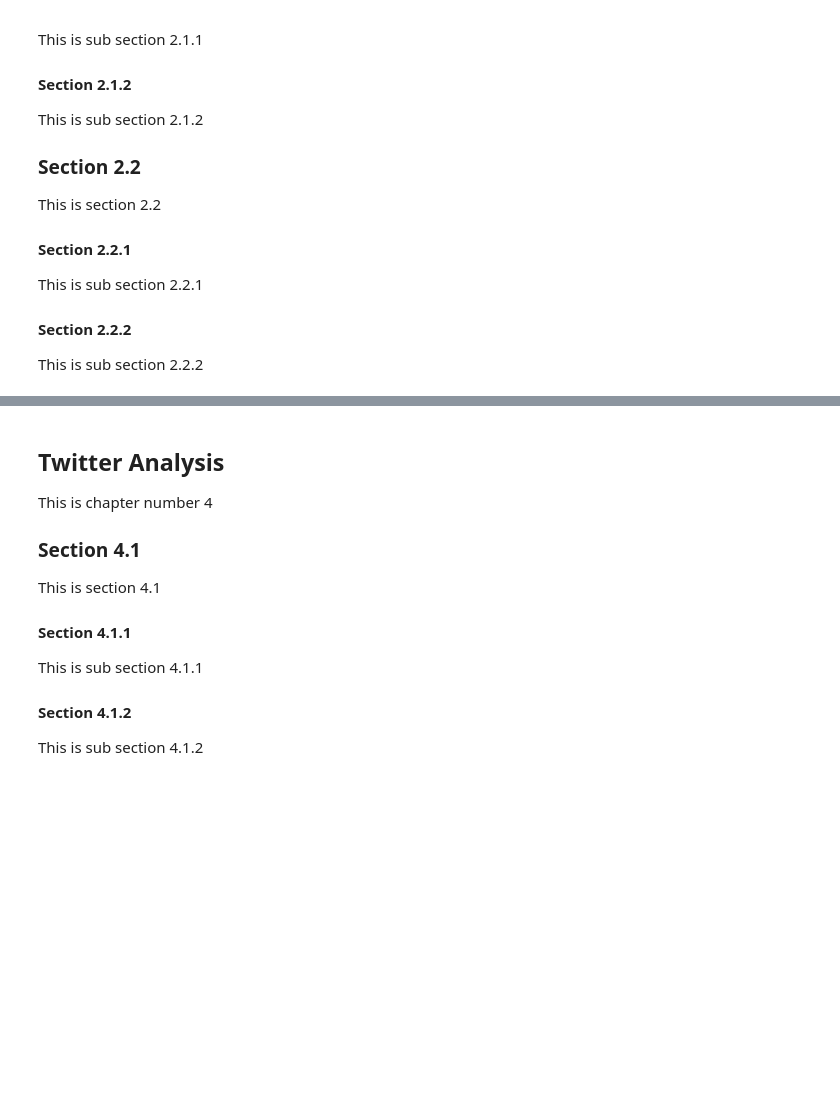
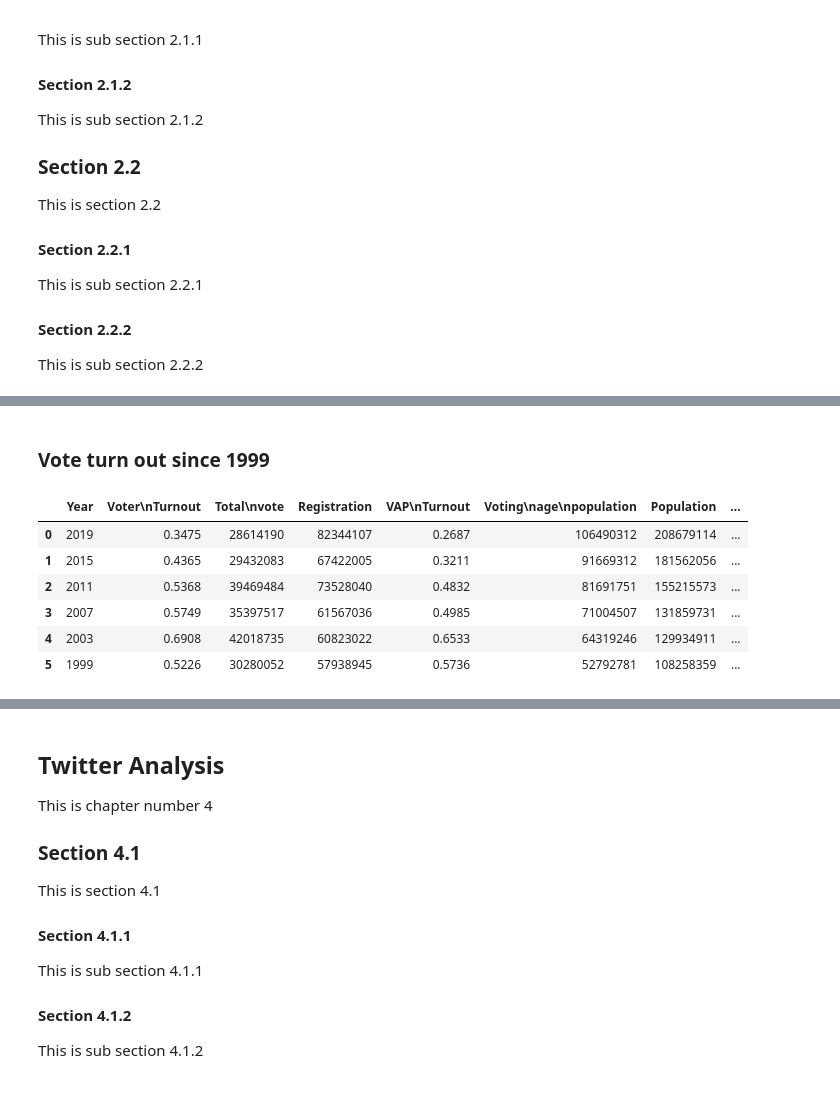
Before and after one commit to demiladeolabode/2023-Election_analysis, a Jupyter notebook: election_analysis.ipynb, the cells around one changed output, grey strips where cells are left out. Drawn from its saved outputs; the diff is of its cells as text; code cells hidden in the pictures; blank space fills up the shorter version.

```diff
--- a/election_analysis.ipynb
+++ b/election_analysis.ipynb
@@ -85,0 +170,16 @@ This is sub section 3.2.2
+# %%
+overall['Year']=overall['Year'].astype(str)
+
+#presidents['Year'] = pd.to_datetime(presidents['Year'])
+# %% [markdown]
+### Vote turn out since 1999 <a class="anchor" id="section_3_2"></a>
+# %%
+overall
+# %% [output]
+|  | Year | Voter\nTurnout | Total\nvote | Registration | VAP\nTurnout | Voting\nage\npopulation | Population | ... |
+| 0 | 2019 | 0.3475 | 28614190 | 82344107 | 0.2687 | 106490312 | 208679114 | ... |
+| 1 | 2015 | 0.4365 | 29432083 | 67422005 | 0.3211 | 91669312 | 181562056 | ... |
+| 2 | 2011 | 0.5368 | 39469484 | 73528040 | 0.4832 | 81691751 | 155215573 | ... |
+| 3 | 2007 | 0.5749 | 35397517 | 61567036 | 0.4985 | 71004507 | 131859731 | ... |
+| 4 | 2003 | 0.6908 | 42018735 | 60823022 | 0.6533 | 64319246 | 129934911 | ... |
+| 5 | 1999 | 0.5226 | 30280052 | 57938945 | 0.5736 | 52792781 | 108258359 | ... |
```
Also changed, not shown: parts of 27 cells of this notebook.
